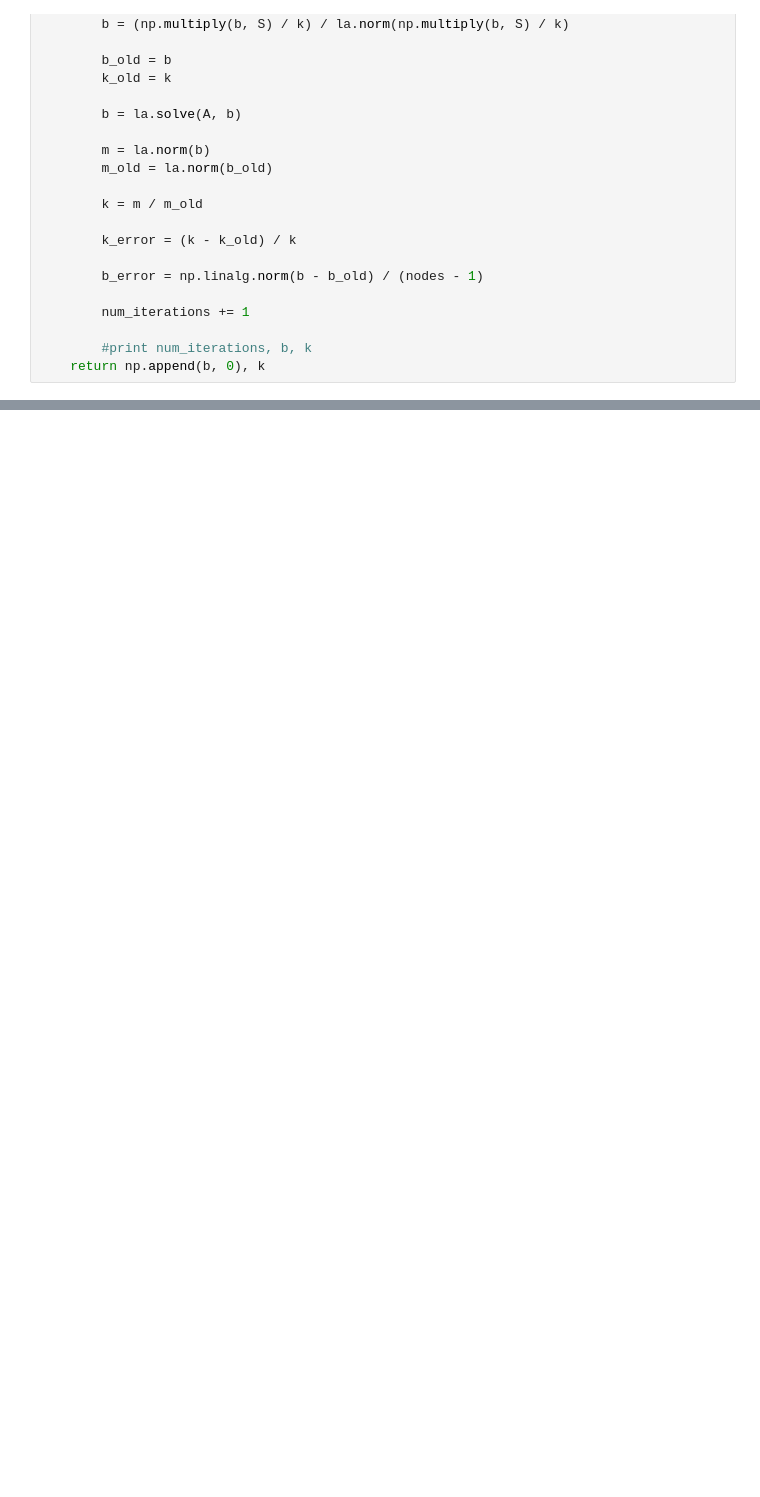
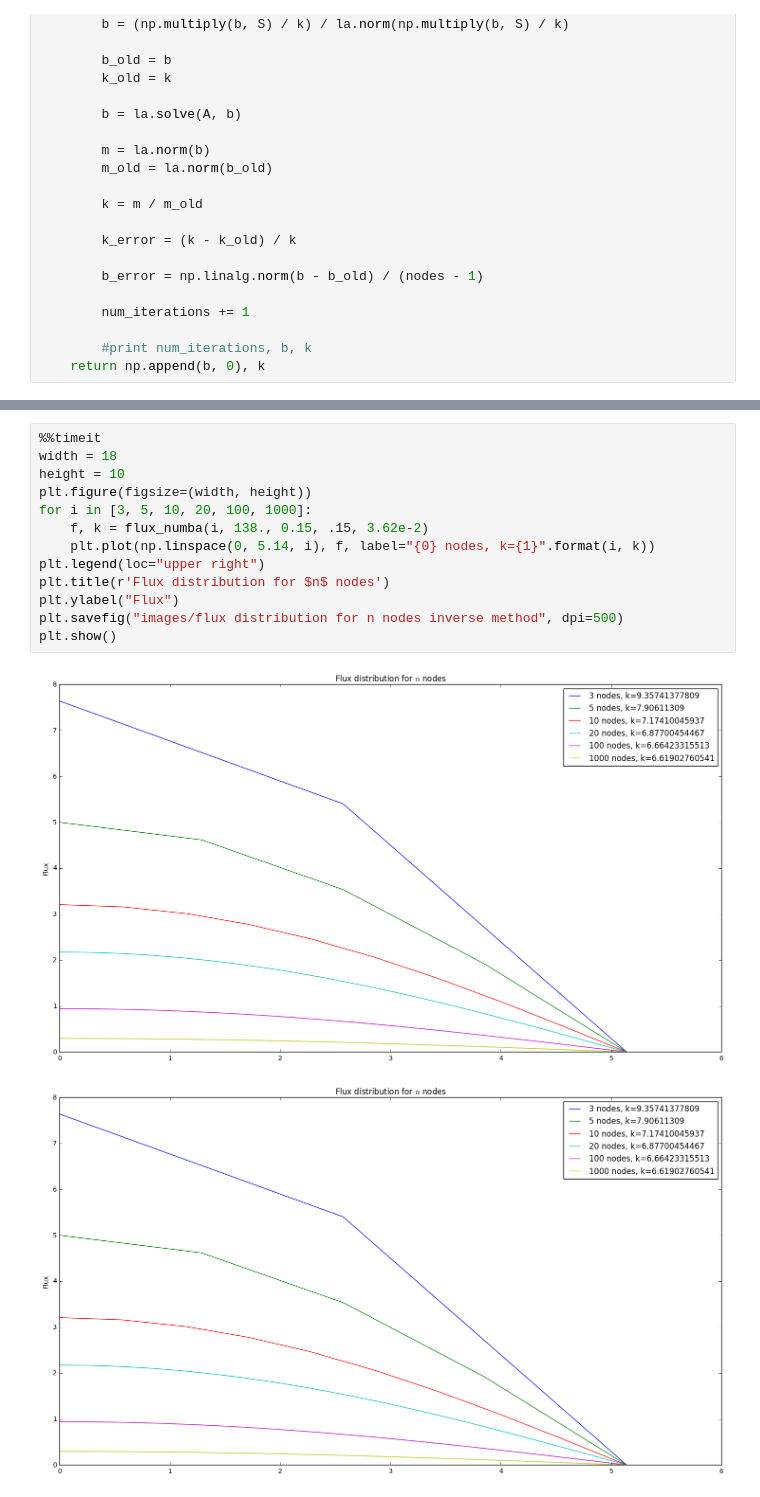
Before and after one commit to piovere/470-project-1, a Jupyter notebook: Project 2/Project2.ipynb, the cells around one changed output, grey strips where cells are left out. Saved outputs shown, nothing was run; the diff lists cells and outputs as text; blank space fills up the shorter version.

Commit message:
testing out numba compiling and speedups

```diff
--- a/Project 2/Project2.ipynb
+++ b/Project 2/Project2.ipynb
@@ -73,0 +172,16 @@ plt.show()
+# %%
+%%timeit
+width = 18
+height = 10
+plt.figure(figsize=(width, height))
+for i in [3, 5, 10, 20, 100, 1000]:
+    f, k = flux_numba(i, 138., 0.15, .15, 3.62e-2)
+    plt.plot(np.linspace(0, 5.14, i), f, label="{0} nodes, k={1}".format(i, k))
+plt.legend(loc="upper right")
+plt.title(r'Flux distribution for $n$ nodes')
+plt.ylabel("Flux")
+plt.savefig("images/flux distribution for n nodes inverse method", dpi=500)
+plt.show()
+# %% [output]
+[figure, added]
+[figure, added]
```
Also changed, not shown: parts of 9 cells of this notebook.
